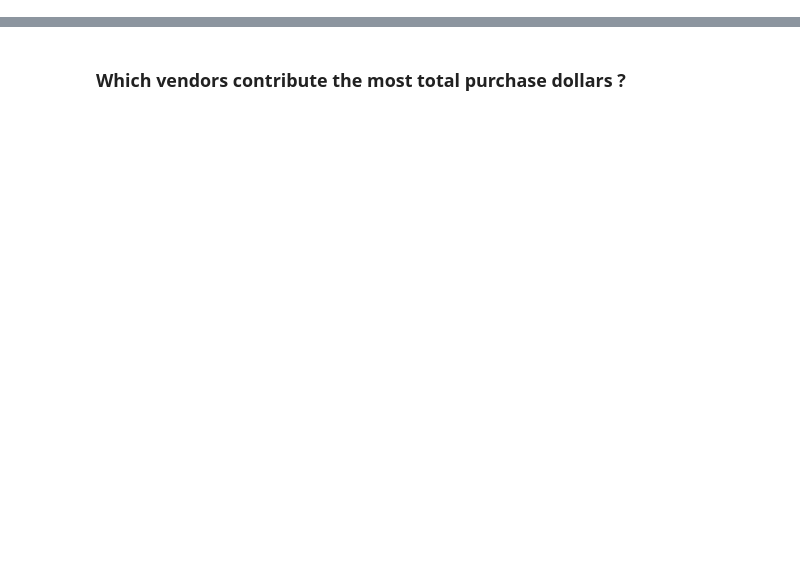
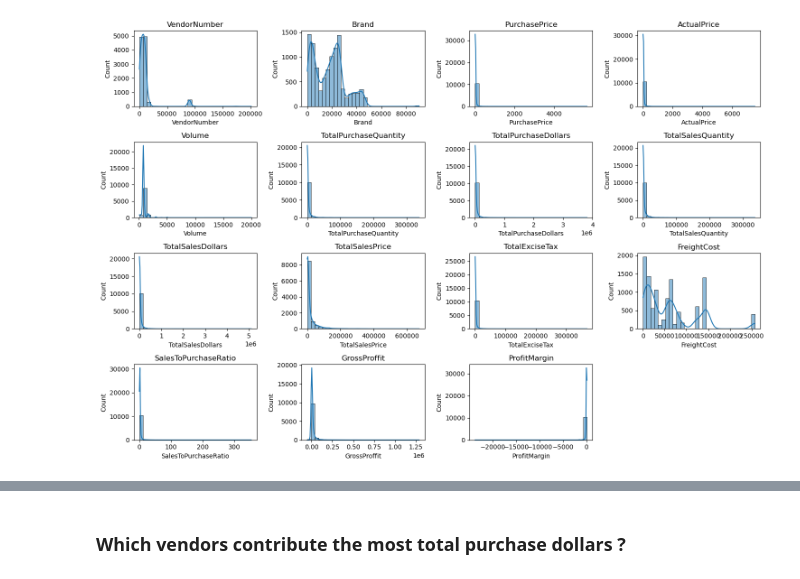
Before and after one commit to eharshit/VendorIQ, a Jupyter notebook: Vendor performance.ipynb, the cells around one changed output, grey strips where cells are left out. Drawn from its saved outputs; the diff is of its cells as text; code cells hidden in the pictures; blank space fills up the shorter version.

Commit message:
Add initial data ingestion, library imports, and exploratory data analysis setup to the vendor performance notebook.

```diff
--- a/Vendor performance.ipynb
+++ b/Vendor performance.ipynb
@@ -0,0 +12,7 @@
+# %%
+# ingesting data from the database
+con = sqlite3.connect('inventory.db')
+# %%
+# inspecting the first few rows
+df = pd.read_sql("SELECT * FROM final_table",con)
+df.head(5)
@@ -0,0 +49,12 @@
+# %%
+numeric_cols = df.select_dtypes(include='number').columns
+
+plt.figure(figsize=(15,10))
+for i, col in enumerate(numeric_cols):
+    plt.subplot(4,4,i+1)
+    sns.histplot(df[col], kde=True, bins=30)
+    plt.title(col)
+plt.tight_layout()
+plt.show()
+# %% [output]
+[figure, added]
```
Also changed, not shown: parts of 32 cells of this notebook.
